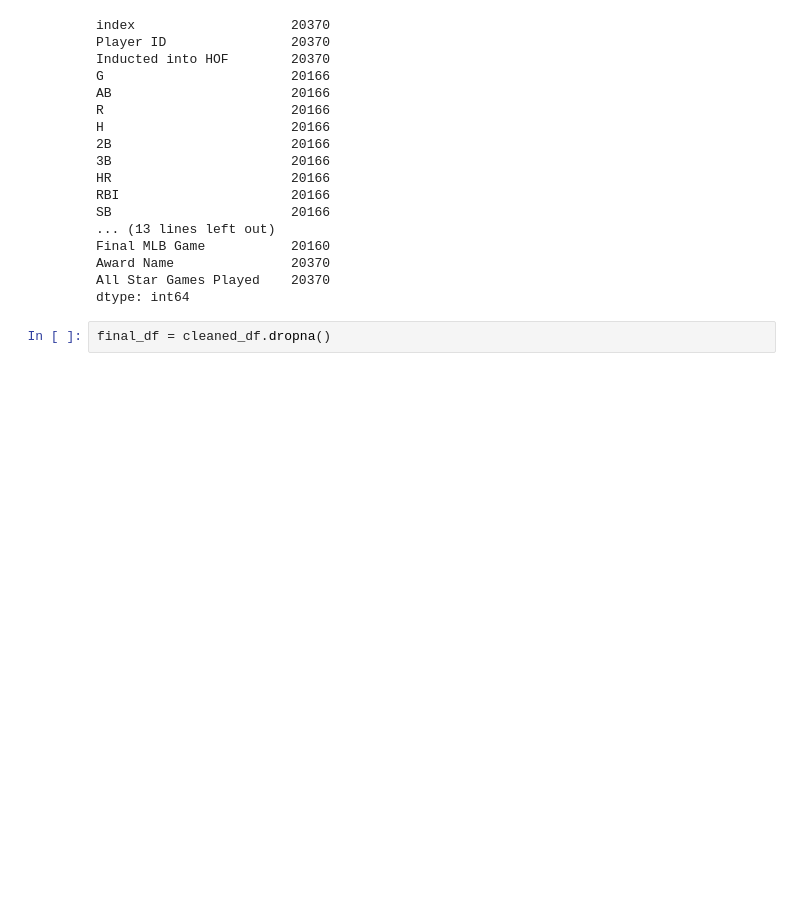
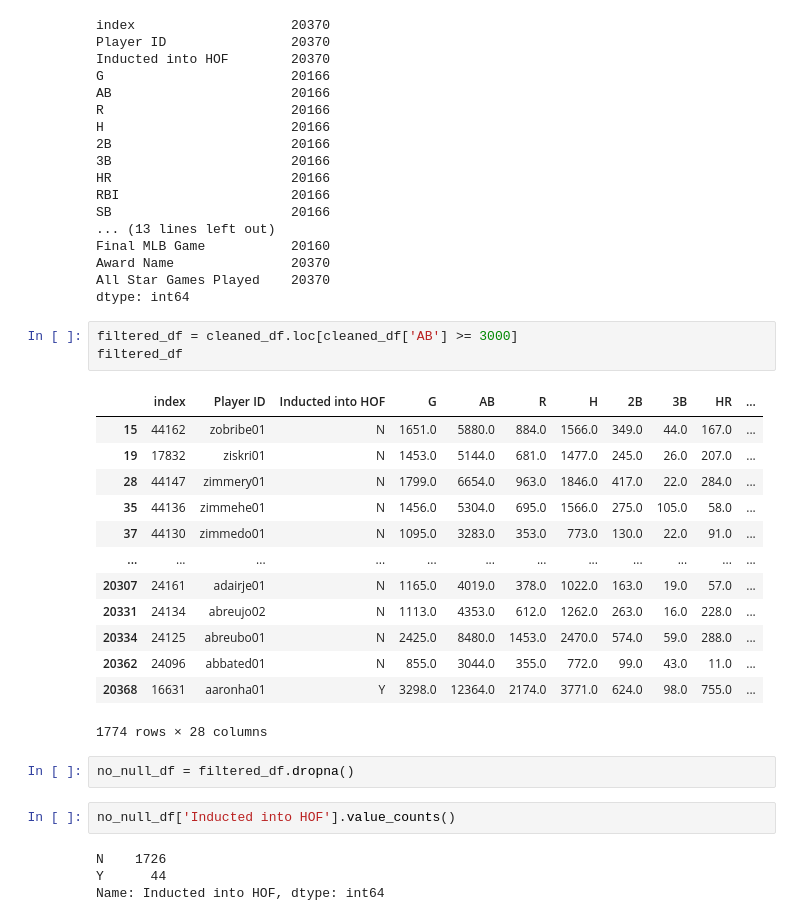
Before and after one commit to adrianm240/baseball_statcast, a Jupyter notebook: mlb_hof.ipynb, the cells around one changed output. Cells and saved outputs as stored; diff of their text form; blank space fills up the shorter version.

Commit message:
dataframe ready for ML models.

```diff
--- a/mlb_hof.ipynb
+++ b/mlb_hof.ipynb
@@ -168,5 +163,28 @@ Final MLB Game           20160
 Award Name               20370
 All Star Games Played    20370
 dtype: int64
+# %%
+filtered_df = cleaned_df.loc[cleaned_df['AB'] >= 3000]
+filtered_df
+# %% [output]
+|  | index | Player ID | Inducted into HOF | G | AB | R | H | 2B | 3B | HR | ... |
+| 15 | 44162 | zobribe01 | N | 1651.0 | 5880.0 | 884.0 | 1566.0 | 349.0 | 44.0 | 167.0 | ... |
+| 19 | 17832 | ziskri01 | N | 1453.0 | 5144.0 | 681.0 | 1477.0 | 245.0 | 26.0 | 207.0 | ... |
+| 28 | 44147 | zimmery01 | N | 1799.0 | 6654.0 | 963.0 | 1846.0 | 417.0 | 22.0 | 284.0 | ... |
+| 35 | 44136 | zimmehe01 | N | 1456.0 | 5304.0 | 695.0 | 1566.0 | 275.0 | 105.0 | 58.0 | ... |
+| 37 | 44130 | zimmedo01 | N | 1095.0 | 3283.0 | 353.0 | 773.0 | 130.0 | 22.0 | 91.0 | ... |
+| ... | ... | ... | ... | ... | ... | ... | ... | ... | ... | ... | ... |
+| 20307 | 24161 | adairje01 | N | 1165.0 | 4019.0 | 378.0 | 1022.0 | 163.0 | 19.0 | 57.0 | ... |
+| 20331 | 24134 | abreujo02 | N | 1113.0 | 4353.0 | 612.0 | 1262.0 | 263.0 | 16.0 | 228.0 | ... |
+| 20334 | 24125 | abreubo01 | N | 2425.0 | 8480.0 | 1453.0 | 2470.0 | 574.0 | 59.0 | 288.0 | ... |
+| 20362 | 24096 | abbated01 | N | 855.0 | 3044.0 | 355.0 | 772.0 | 99.0 | 43.0 | 11.0 | ... |
+| 20368 | 16631 | aaronha01 | Y | 3298.0 | 12364.0 | 2174.0 | 3771.0 | 624.0 | 98.0 | 755.0 | ... |
+1774 rows × 28 columns
 # %%
-final_df = cleaned_df.dropna()
+no_null_df = filtered_df.dropna()
+# %%
+no_null_df['Inducted into HOF'].value_counts()
+# %% [output]
+N    1726
+Y      44
+Name: Inducted into HOF, dtype: int64
```
Also changed, not shown: parts of 18 cells of this notebook.
